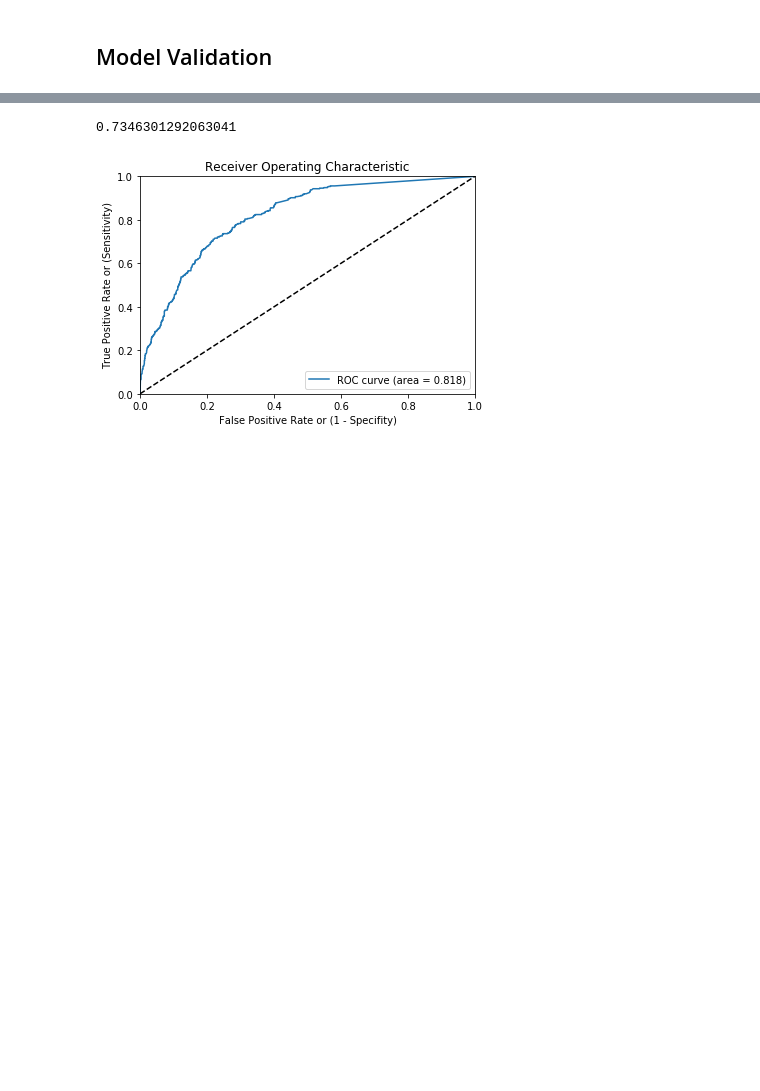
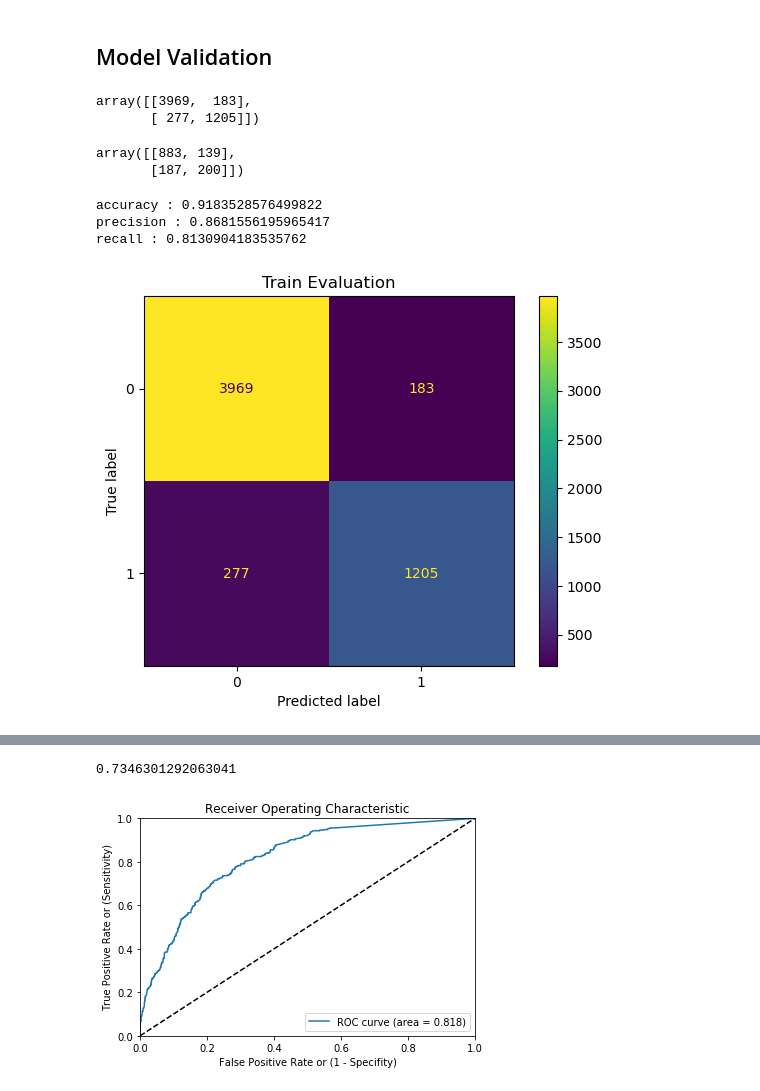
Before and after one commit to agungperdananto/machine_learning, a Jupyter notebook: supervised_learning/model_churn_final.ipynb, the cells around one changed output, grey strips where cells are left out. Drawn from its saved outputs; the diff is of its cells as text; code cells hidden in the pictures; blank space fills up the shorter version.

```diff
--- a/supervised_learning/model_churn_final.ipynb
+++ b/supervised_learning/model_churn_final.ipynb
@@ -401,3 +383,26 @@ y_test_pred=model_churn.predict(X_test)
 # %%
 cm_train=confusion_matrix(y_train, y_train_pred)
 cm_test=confusion_matrix(y_test, y_test_pred)
+# %%
+cm_train
+# %% [output]
+array([[3969,  183],
+       [ 277, 1205]])
+# %%
+cm_test
+# %% [output]
+array([[883, 139],
+       [187, 200]])
+# %%
+disp = ConfusionMatrixDisplay(confusion_matrix=cm_train, display_labels=model_churn.classes_)
+disp.plot()
+disp.ax_.set_title('Train Evaluation')
+accuracy,precision,recall=model_validation_metrics(cm_train)
+print("accuracy :",accuracy)
+print("precision :",precision)
+print("recall :",recall)
+# %% [output]
+accuracy : 0.9183528576499822
+precision : 0.8681556195965417
+recall : 0.8130904183535762
+[figure, added]
```
Also changed, not shown: parts of 14 cells of this notebook, 1 other file.
